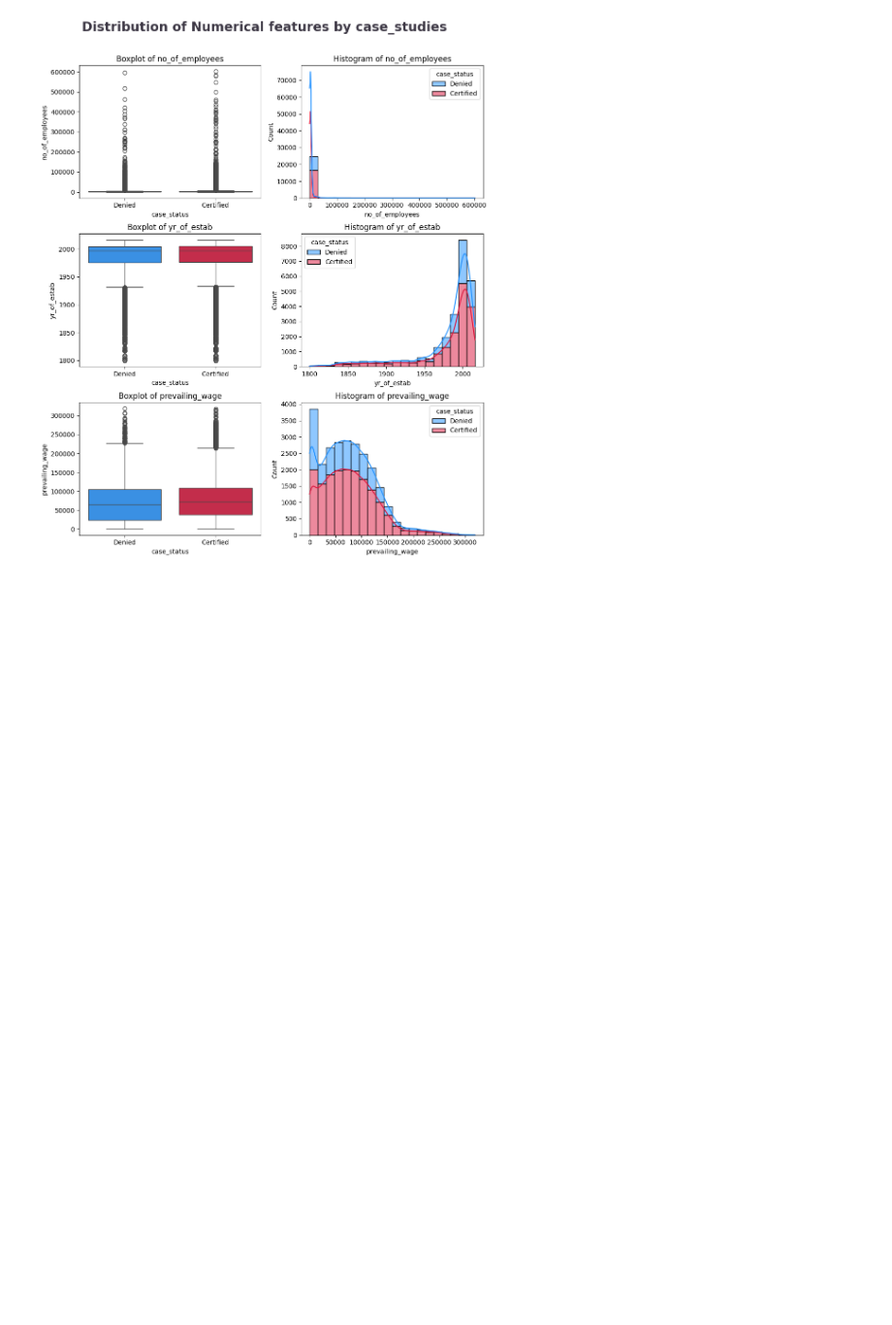
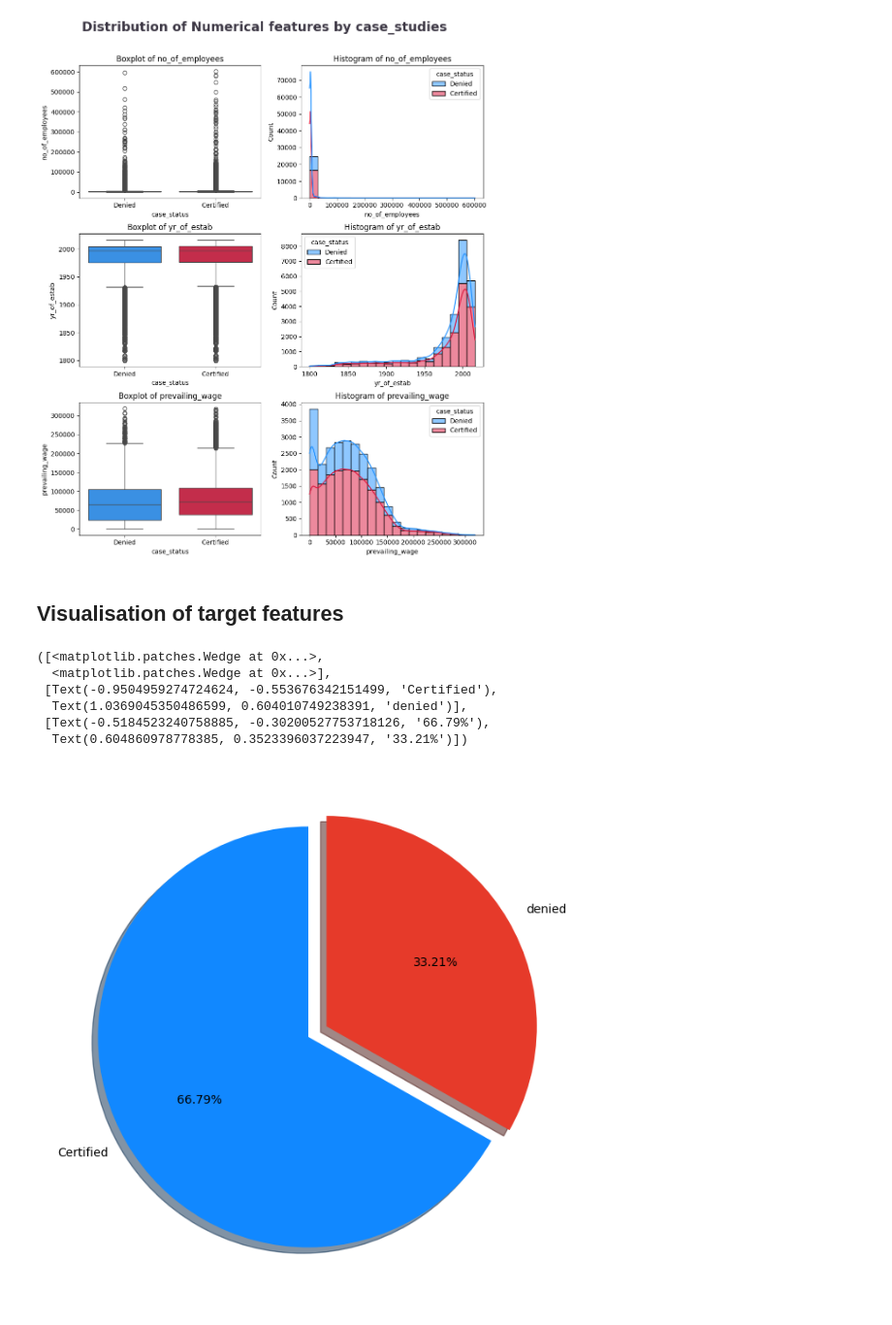
Before and after one commit to vm98-ai/Deployment-US-Visa-Approval, a Jupyter notebook: notebook/eda.ipynb, the cells around one changed output. Shown at 97% size. Drawn from its saved outputs; the diff is of its cells as text; code cells hidden in the pictures; blank space fills up the shorter version.

```diff
--- a/notebook/eda.ipynb
+++ b/notebook/eda.ipynb
@@ -240,3 +240,22 @@ fig.tight_layout()
 fig.subplots_adjust(top=0.90)
 # %% [output]
 [figure]
+# %% [markdown]
+## Visualisation of target features
+# %%
+per = df.case_status.value_counts(normalize=True)*100
+
+labels = ['Certified','denied']
+
+fig,ax = plt.subplots(figsize=(10,8))
+explode =(0,0.1)
+colors = ['#1188ff','#e63a2a']
+ax.pie(per, labels=labels,startangle=90,autopct='%1.2f%%', explode=explode, shadow=True, colors=colors)
+# %% [output]
+([<matplotlib.patches.Wedge at 0x...>,
+  <matplotlib.patches.Wedge at 0x...>],
+ [Text(-0.9504959274724624, -0.553676342151499, 'Certified'),
+  Text(1.0369045350486599, 0.604010749238391, 'denied')],
+ [Text(-0.5184523240758885, -0.30200527753718126, '66.79%'),
+  Text(0.604860978778385, 0.3523396037223947, '33.21%')])
+[figure, added]
```
Also changed, not shown: parts of 43 cells of this notebook.
